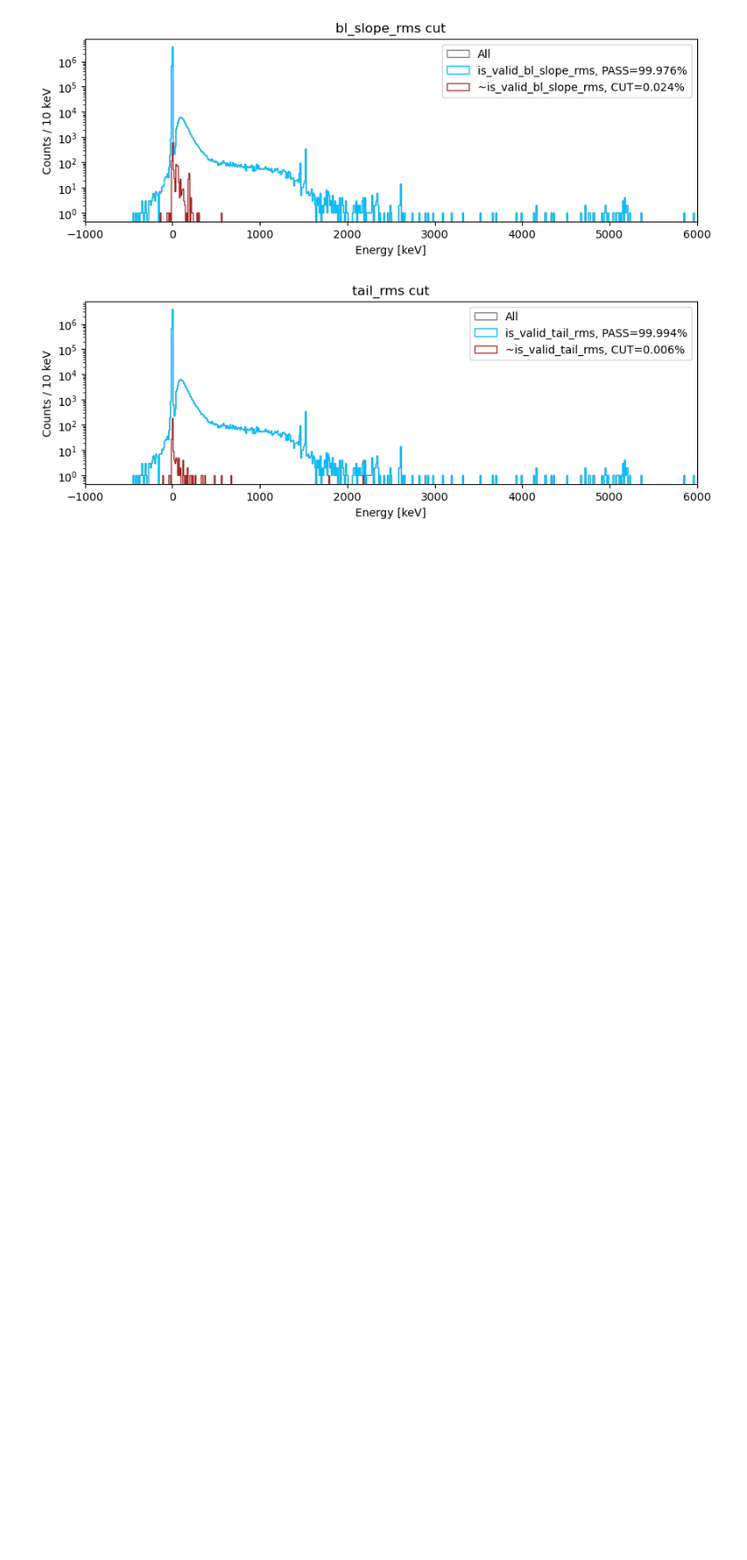
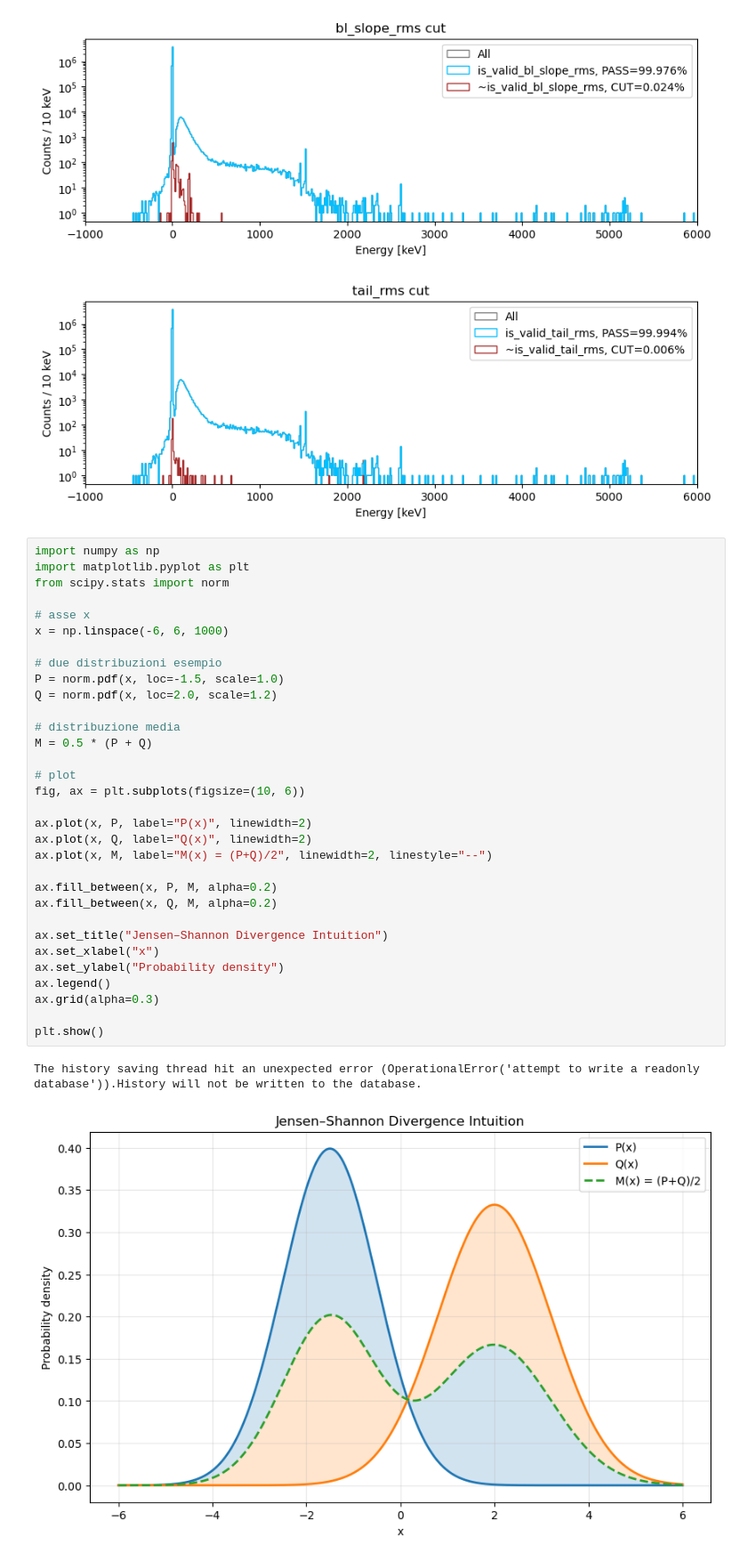
Before and after one commit to RitaF00/Low_Energy_QC, a Jupyter notebook: Baseline/bl_slope_phy.ipynb, the cells around one changed output. Shown at 89% size. Cells and saved outputs as stored; diff of their text form; blank space fills up the shorter version.

```diff
--- a/Baseline/bl_slope_phy.ipynb
+++ b/Baseline/bl_slope_phy.ipynb
@@ -663,3 +663,38 @@ energy_spectrum_cut_plot(data_ALL, "tail_rms")
 [figure]
 [figure]
 [figure]
+# %%
+import numpy as np
+import matplotlib.pyplot as plt
+from scipy.stats import norm
+
+# asse x
+x = np.linspace(-6, 6, 1000)
+
+# due distribuzioni esempio
+P = norm.pdf(x, loc=-1.5, scale=1.0)
+Q = norm.pdf(x, loc=2.0, scale=1.2)
+
+# distribuzione media
+M = 0.5 * (P + Q)
+
+# plot
+fig, ax = plt.subplots(figsize=(10, 6))
+
+ax.plot(x, P, label="P(x)", linewidth=2)
+ax.plot(x, Q, label="Q(x)", linewidth=2)
+ax.plot(x, M, label="M(x) = (P+Q)/2", linewidth=2, linestyle="--")
+
+ax.fill_between(x, P, M, alpha=0.2)
+ax.fill_between(x, Q, M, alpha=0.2)
+
+ax.set_title("Jensen–Shannon Divergence Intuition")
+ax.set_xlabel("x")
+ax.set_ylabel("Probability density")
+ax.legend()
+ax.grid(alpha=0.3)
+
+plt.show()
+# %% [output]
+The history saving thread hit an unexpected error (OperationalError('attempt to write a readonly database')).History will not be written to the database.
+[figure, added]
```
Also changed, not shown: parts of 1 cell of this notebook, 17 other files.
